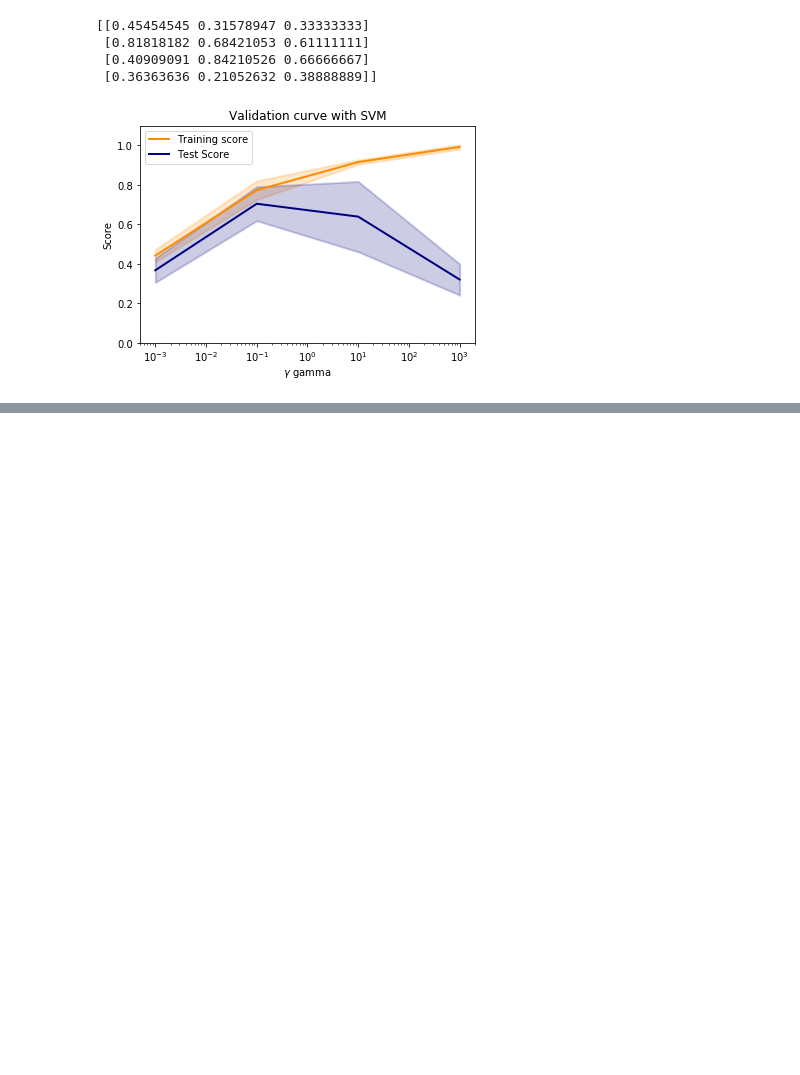
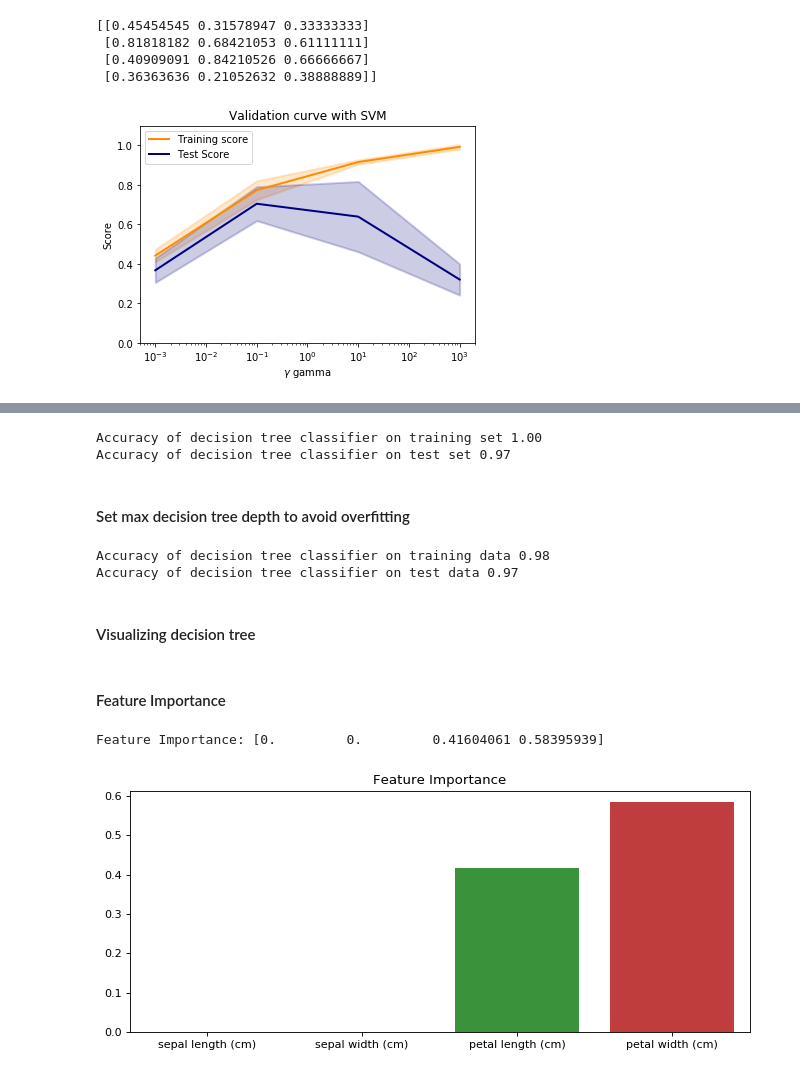
Before and after one commit to djaballah/Applied-Machine-Learning, a Jupyter notebook: module 2/module2-notebook.ipynb, the cells around one changed output, grey strips where cells are left out. Cells and saved outputs as stored; diff of their text form; code cells hidden in the pictures; blank space fills up the shorter version.

Commit message:
Addin the decision tree part to module 2

```diff
--- a/module 2/module2-notebook.ipynb
+++ b/module 2/module2-notebook.ipynb
@@ -810,0 +813,32 @@ plt.show()
+# %%
+from sklearn.tree import DecisionTreeClassifier
+from sklearn.model_selection import train_test_split
+from sklearn.model_selection import cross_val_score
+from adspy_shared_utilities import plot_decision_tree
+from sklearn.datasets import load_iris
+
+iris = load_iris()
+
+X_train, X_test, y_train, y_test = train_test_split(iris.data, iris.target, random_state=0)
+
+clf = DecisionTreeClassifier()
+clf.fit(X_train, y_train)
+
+print('Accuracy of decision tree classifier on training set {:.2f}'.format(clf.score(X_train, y_train)))
+print('Accuracy of decision tree classifier on test set {:.2f}'.format(clf.score(X_test, y_test)))
+# %% [output]
+Accuracy of decision tree classifier on training set 1.00
+Accuracy of decision tree classifier on test set 0.97
+# %% [markdown]
+#### Set max decision tree depth to avoid overfitting
+# %%
+clf = DecisionTreeClassifier(max_depth=3)
+clf.fit(X_train, y_train)
+
+print('Accuracy of decision tree classifier on training data {:.2f}'.format(clf.score(X_train, y_train)))
+print('Accuracy of decision tree classifier on test data {:.2f}'.format(clf.score(X_test, y_test)))
+# %% [output]
+Accuracy of decision tree classifier on training data 0.98
+Accuracy of decision tree classifier on test data 0.97
+# %% [markdown]
+#### Visualizing decision tree
@@ -810,0 +847,12 @@ plt.show()
+# %% [markdown]
+#### Feature Importance
+# %%
+import seaborn as sns
+plt.figure(figsize=(10, 4), dpi=80)
+
+sns.barplot(iris.feature_names, clf.feature_importances_)
+plt.title('Feature Importance')
+print('Feature Importance: {}'.format(clf.feature_importances_))
+# %% [output]
+Feature Importance: [0.         0.         0.41604061 0.58395939]
+[figure, added]
```
Also changed, not shown: parts of 9 cells of this notebook, 1 other file.
